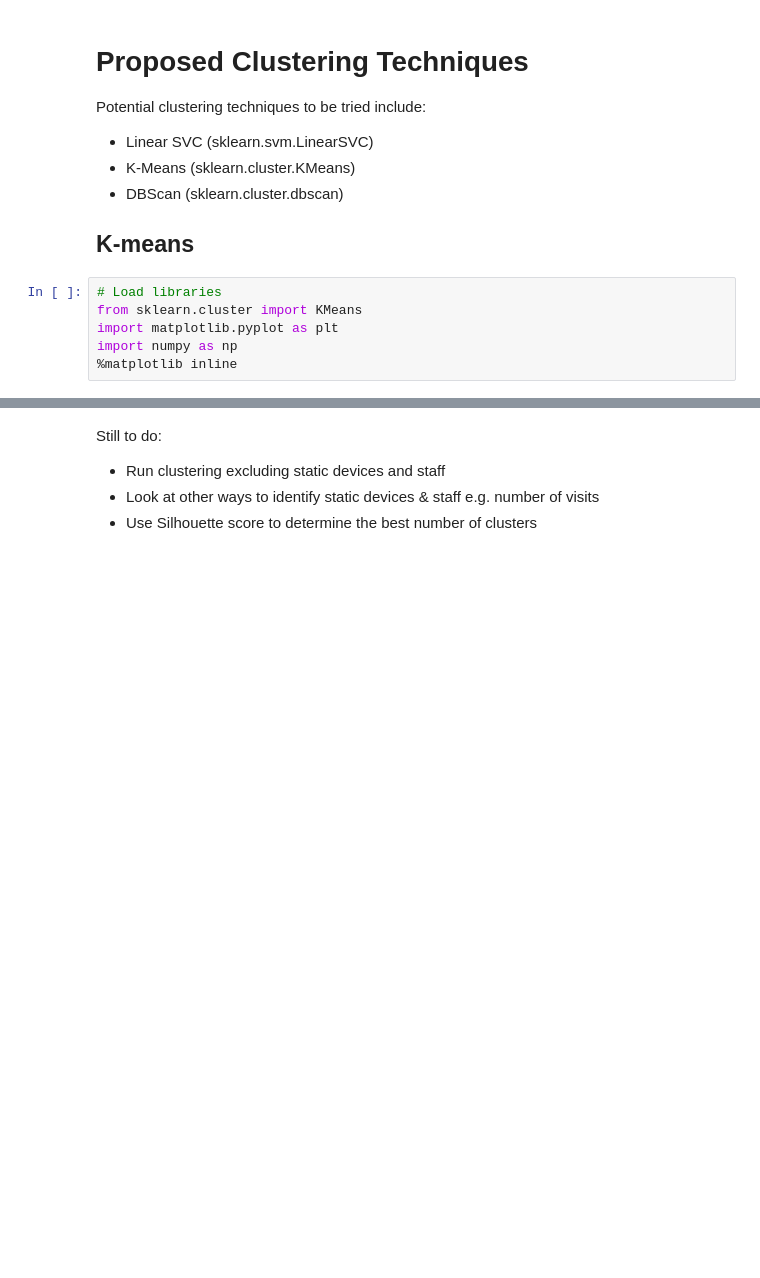
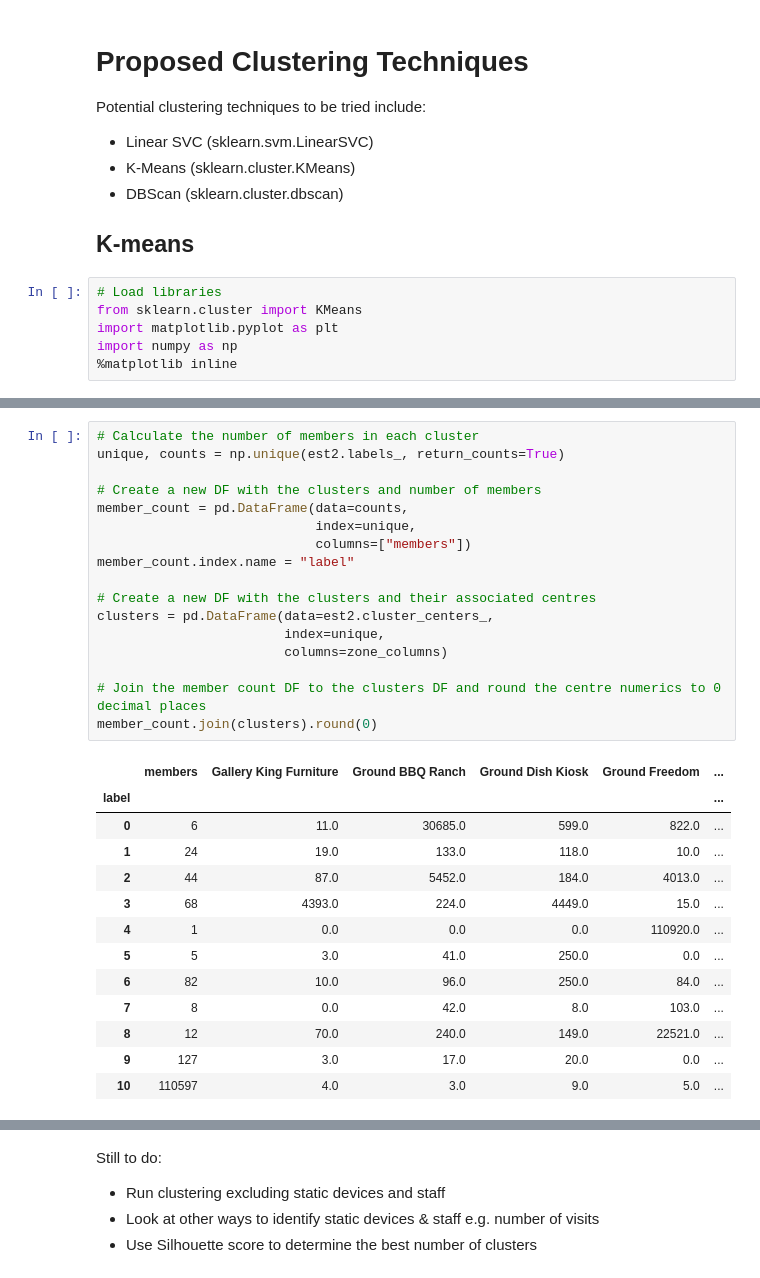
Before and after one commit to Invigor/DAT8SYDProject, a Jupyter notebook: Michael Stone DAT8SYD Project.ipynb, the cells around one changed output, grey strips where cells are left out. Cells and saved outputs as stored; diff of their text form; blank space fills up the shorter version.

```diff
--- a/Michael Stone DAT8SYD Project.ipynb
+++ b/Michael Stone DAT8SYD Project.ipynb
@@ -216,0 +234,31 @@ shoppers_agg_clustered
+# %%
+# Calculate the number of members in each cluster
+unique, counts = np.unique(est2.labels_, return_counts=True)
+
+# Create a new DF with the clusters and number of members
+member_count = pd.DataFrame(data=counts,
+                            index=unique,
+                            columns=["members"])
+member_count.index.name = "label"
+
+# Create a new DF with the clusters and their associated centres
+clusters = pd.DataFrame(data=est2.cluster_centers_,
+                        index=unique,
+                        columns=zone_columns)
+
+# Join the member count DF to the clusters DF and round the centre numerics to 0 decimal places
+member_count.join(clusters).round(0)
+# %% [output]
+|  | members | Gallery King Furniture | Ground BBQ Ranch | Ground Dish Kiosk | Ground Freedom | ... |
+| label |  |  |  |  |  | ... |
+| 0 | 6 | 11.0 | 30685.0 | 599.0 | 822.0 | ... |
+| 1 | 24 | 19.0 | 133.0 | 118.0 | 10.0 | ... |
+| 2 | 44 | 87.0 | 5452.0 | 184.0 | 4013.0 | ... |
+| 3 | 68 | 4393.0 | 224.0 | 4449.0 | 15.0 | ... |
+| 4 | 1 | 0.0 | 0.0 | 0.0 | 110920.0 | ... |
+| 5 | 5 | 3.0 | 41.0 | 250.0 | 0.0 | ... |
+| 6 | 82 | 10.0 | 96.0 | 250.0 | 84.0 | ... |
+| 7 | 8 | 0.0 | 42.0 | 8.0 | 103.0 | ... |
+| 8 | 12 | 70.0 | 240.0 | 149.0 | 22521.0 | ... |
+| 9 | 127 | 3.0 | 17.0 | 20.0 | 0.0 | ... |
+| 10 | 110597 | 4.0 | 3.0 | 9.0 | 5.0 | ... |
```
Also changed, not shown: parts of 17 cells of this notebook.
